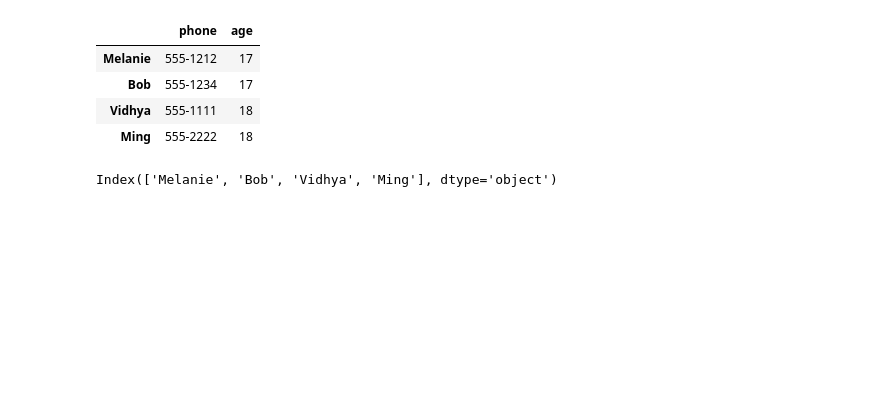
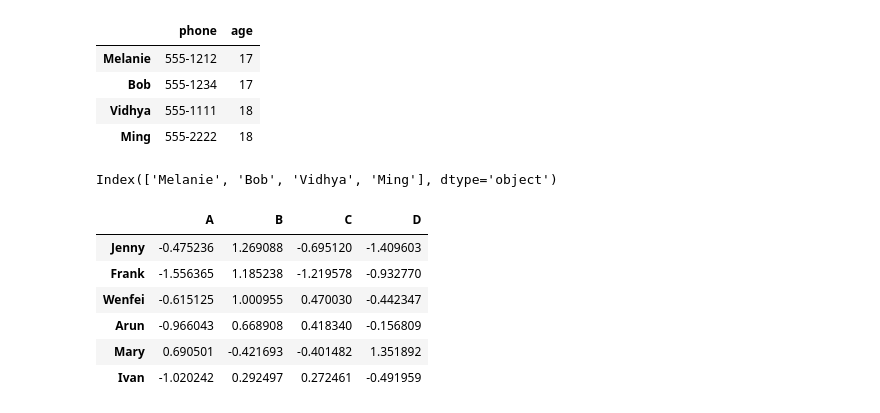
Before and after one commit to zarte13/TimeSeriesAnalysisWithPython, a Jupyter notebook: Pandas.ipynb, the cells around one changed output. Saved outputs shown, nothing was run; the diff lists cells and outputs as text; code cells hidden in the pictures; blank space fills up the shorter version.

```diff
--- a/Pandas.ipynb
+++ b/Pandas.ipynb
@@ -16,4 +16,13 @@ students.index
 # %% [output]
 Index(['Melanie', 'Bob', 'Vidhya', 'Ming'], dtype='object')
 # %%
-df = pd.DataFrame(np.random(6,4), index=['Jenny', 'Frank', 'Wenfei', 'Arun', 'Mary', 'Ivan'], columns=list('ABCD'))
+df = pd.DataFrame(np.random.randn(6,4), index=['Jenny', 'Frank', 'Wenfei', 'Arun', 'Mary', 'Ivan'], columns=list('ABCD'))
+df
+# %% [output]
+|  | A | B | C | D |
+| Jenny | -0.475236 | 1.269088 | -0.695120 | -1.409603 |
+| Frank | -1.556365 | 1.185238 | -1.219578 | -0.932770 |
+| Wenfei | -0.615125 | 1.000955 | 0.470030 | -0.442347 |
+| Arun | -0.966043 | 0.668908 | 0.418340 | -0.156809 |
+| Mary | 0.690501 | -0.421693 | -0.401482 | 1.351892 |
+| Ivan | -1.020242 | 0.292497 | 0.272461 | -0.491959 |
```
Also changed, not shown: parts of 12 cells of this notebook, 1 other file.
